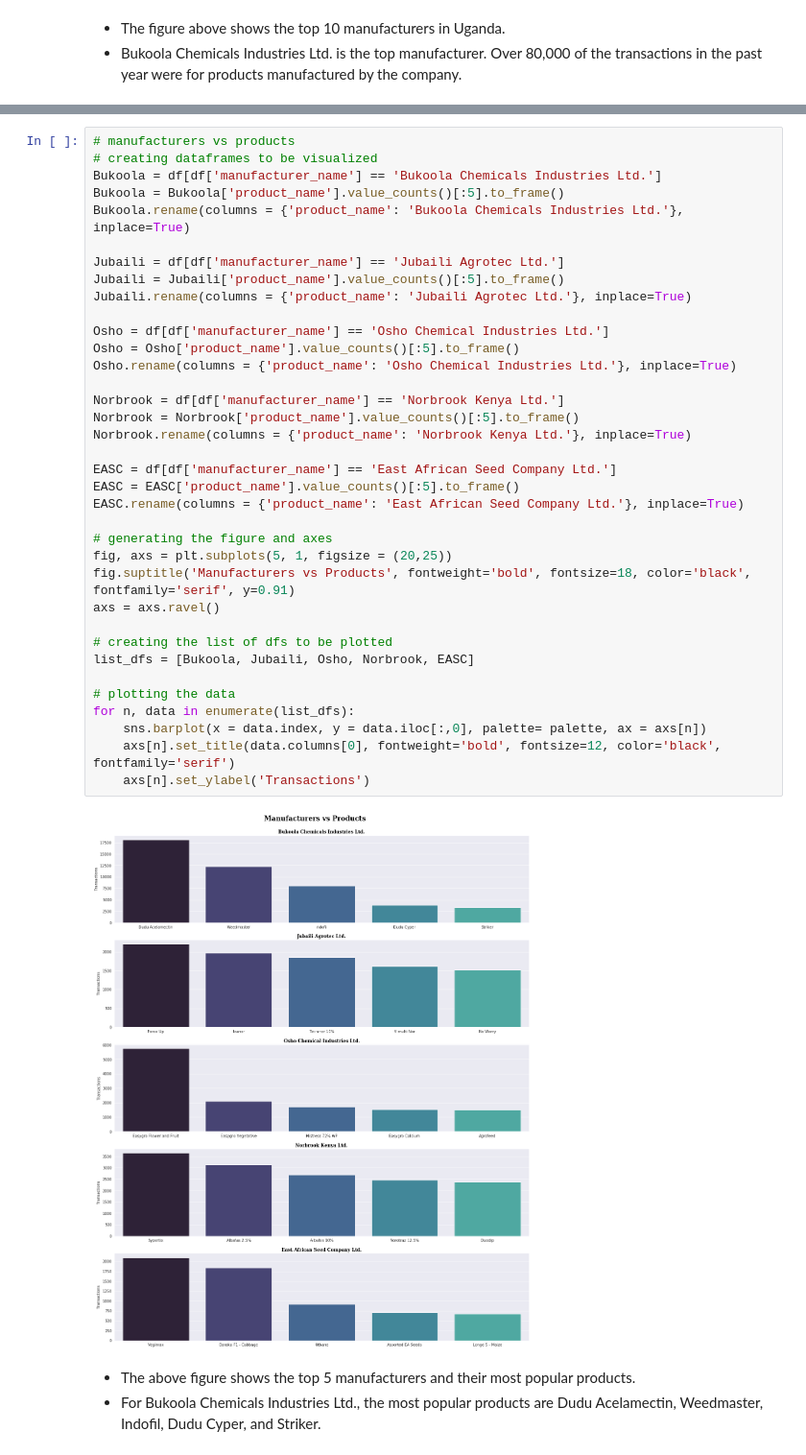
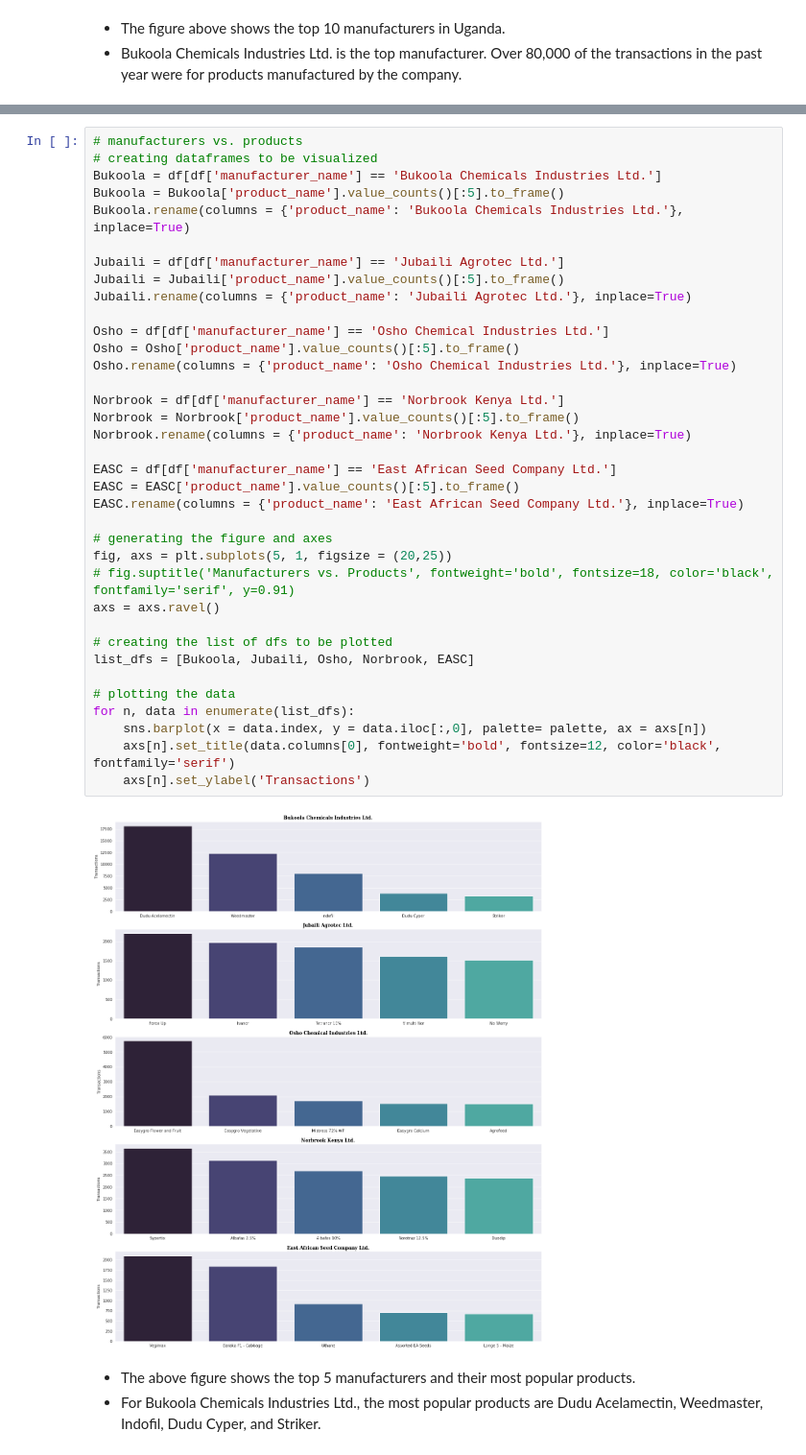
Before and after one commit to natbernard/Sale-Transactions-Analysis, a Jupyter notebook: uganda_transaction_analysis.ipynb, the cells around one changed output, grey strips where cells are left out. Shown: that part at 96% size. Saved outputs shown, nothing was run; the diff lists cells and outputs as text.

```diff
--- a/uganda_transaction_analysis.ipynb
+++ b/uganda_transaction_analysis.ipynb
@@ -160,5 +161,5 @@ plt.show()
 # %%
-# manufacturers vs products
+# manufacturers vs. products
 # creating dataframes to be visualized
 Bukoola = df[df['manufacturer_name'] == 'Bukoola Chemicals Industries Ltd.']
 Bukoola = Bukoola['product_name'].value_counts()[:5].to_frame()
@@ -166,35 +167,35 @@ Bukoola.rename(columns = {'product_name': 'Bukoola Chemicals Industries Ltd.'},
 
 Jubaili = df[df['manufacturer_name'] == 'Jubaili Agrotec Ltd.']
 Jubaili = Jubaili['product_name'].value_counts()[:5].to_frame()
 Jubaili.rename(columns = {'product_name': 'Jubaili Agrotec Ltd.'}, inplace=True)
 
 Osho = df[df['manufacturer_name'] == 'Osho Chemical Industries Ltd.']
 Osho = Osho['product_name'].value_counts()[:5].to_frame()
 Osho.rename(columns = {'product_name': 'Osho Chemical Industries Ltd.'}, inplace=True)
 
 Norbrook = df[df['manufacturer_name'] == 'Norbrook Kenya Ltd.']
 Norbrook = Norbrook['product_name'].value_counts()[:5].to_frame()
 Norbrook.rename(columns = {'product_name': 'Norbrook Kenya Ltd.'}, inplace=True)
 
 EASC = df[df['manufacturer_name'] == 'East African Seed Company Ltd.']
 EASC = EASC['product_name'].value_counts()[:5].to_frame()
 EASC.rename(columns = {'product_name': 'East African Seed Company Ltd.'}, inplace=True)
 
 # generating the figure and axes
 fig, axs = plt.subplots(5, 1, figsize = (20,25))
-fig.suptitle('Manufacturers vs Products', fontweight='bold', fontsize=18, color='black', fontfamily='serif', y=0.91)
+# fig.suptitle('Manufacturers vs. Products', fontweight='bold', fontsize=18, color='black', fontfamily='serif', y=0.91)
 axs = axs.ravel()
 
 # creating the list of dfs to be plotted
 list_dfs = [Bukoola, Jubaili, Osho, Norbrook, EASC]
 
 # plotting the data
 for n, data in enumerate(list_dfs):
     sns.barplot(x = data.index, y = data.iloc[:,0], palette= palette, ax = axs[n])
     axs[n].set_title(data.columns[0], fontweight='bold', fontsize=12, color='black', fontfamily='serif')
     axs[n].set_ylabel('Transactions')
 # %% [output]
-[figure, old version]
+[figure, new version]
 # %% [markdown]
 - The above figure shows the top 5 manufacturers and their most popular products.
 - For Bukoola Chemicals Industries Ltd., the most popular products are Dudu Acelamectin, Weedmaster, Indofil, Dudu Cyper, and Striker.
```
Also changed, not shown: parts of 16 cells of this notebook.
